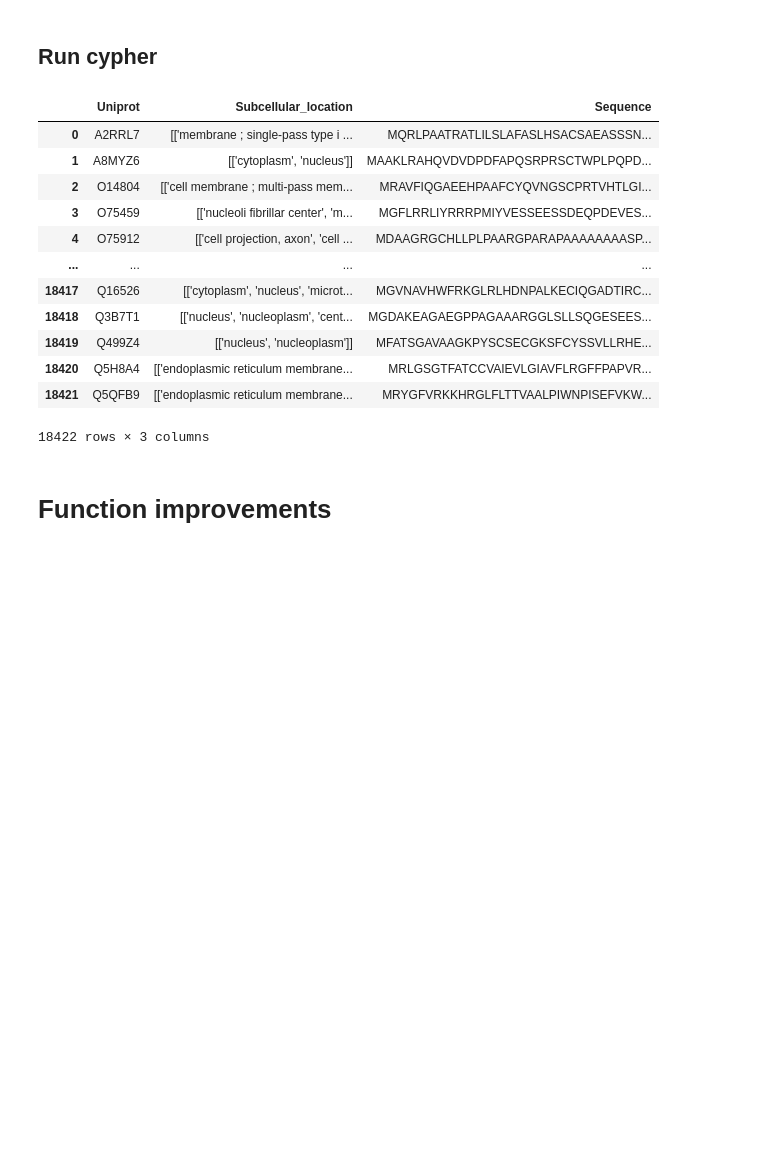
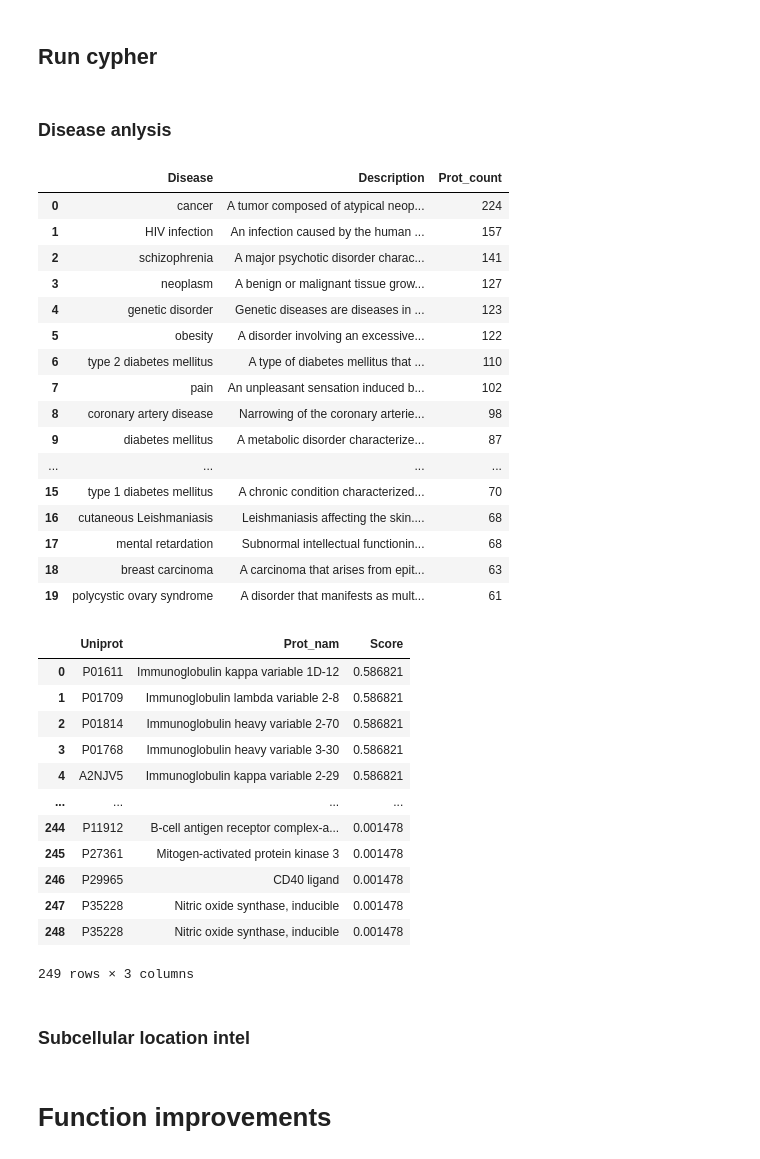
Before and after one commit to LouieHenderson/rare_disease_analysis, a Jupyter notebook: notebooks/Graph_generation_v2_201224.ipynb, the cells around one changed output. Drawn from its saved outputs; the diff is of its cells as text; code cells hidden in the pictures; blank space fills up the shorter version.

```diff
--- a/notebooks/Graph_generation_v2_201224.ipynb
+++ b/notebooks/Graph_generation_v2_201224.ipynb
@@ -504,31 +504,65 @@ Database import successful!
 Graph started
 # %% [markdown]
 ## Run cypher
+# %% [markdown]
+### Disease anlysis
 # %%
+#Get Disease intel
 uri = "bolt://localhost:7687"
 driver = GraphDatabase.driver(uri)
 
 #“Which traits are associated with gene $gene’s_name?”
-query_1 = [f'match (p:Protein)\n \
-            where not p.subcellular_location contains "[]" \
-            return p.uniprot as Uniprot, p.subcellular_location as Subcellular_location, p.seq as Sequence']
+query_1 = [f'match (p:Protein)-[di:direct_evidence]-(d:Disease)\n \
+            where  toFloat(di.score) > 0.5 \
+            return d.name as Disease, d.description as Description, count(distinct p.uniprot) as Prot_count order by Prot_count  desc limit 20']#,  di.score as Score']
 #print(f"\nWhich traits are associated with gene {gene_name}?")
 results_1 = run_query(query_1[0], driver)
 display(results_1)
 
+#“Which traits are associated with gene $gene’s_name?”
+query_2 = [f'match (p:Protein)-[di:direct_evidence]-(d:Disease)\n \
+            where  d.name contains "cutaneous Leishmaniasis" \
+            return p.uniprot as Uniprot, p.name as Prot_nam, toFloat(di.score) as Score order by Score desc']
+#print(f"\nWhich traits are associated with gene {gene_name}?")
+results_2 = run_query(query_2[0], driver)
+display(results_2)
+
 #Close connection
 driver.close()
+
+#cutaneous Leishmaniasis?
+#https://www.thelancet.com/journals/ebiom/article/PIIS2352-3964(23)00005-1/fulltext
+#Unmet need despite treatment, neglected tropical disease
 # %% [output]
-|  | Uniprot | Subcellular_location | Sequence |
-| 0 | A2RRL7 | [['membrane ; single-pass type i ... | MQRLPAATRATLILSLAFASLHSACSAEASSSN... |
-| 1 | A8MYZ6 | [['cytoplasm', 'nucleus']] | MAAKLRAHQVDVDPDFAPQSRPRSCTWPLPQPD... |
-| 2 | O14804 | [['cell membrane ; multi-pass mem... | MRAVFIQGAEEHPAAFCYQVNGSCPRTVHTLGI... |
-| 3 | O75459 | [['nucleoli fibrillar center', 'm... | MGFLRRLIYRRRPMIYVESSEESSDEQPDEVES... |
-| 4 | O75912 | [['cell projection, axon', 'cell ... | MDAAGRGCHLLPLPAARGPARAPAAAAAAAASP... |
+|  | Disease | Description | Prot_count |
+| 0 | cancer | A tumor composed of atypical neop... | 224 |
+| 1 | HIV infection | An infection caused by the human ... | 157 |
+| 2 | schizophrenia | A major psychotic disorder charac... | 141 |
+| 3 | neoplasm | A benign or malignant tissue grow... | 127 |
+| 4 | genetic disorder | Genetic diseases are diseases in ... | 123 |
+| 5 | obesity | A disorder involving an excessive... | 122 |
+| 6 | type 2 diabetes mellitus | A type of diabetes mellitus that ... | 110 |
+| 7 | pain | An unpleasant sensation induced b... | 102 |
+| 8 | coronary artery disease | Narrowing of the coronary arterie... | 98 |
+| 9 | diabetes mellitus | A metabolic disorder characterize... | 87 |
 | ... | ... | ... | ... |
-| 18417 | Q16526 | [['cytoplasm', 'nucleus', 'microt... | MGVNAVHWFRKGLRLHDNPALKECIQGADTIRC... |
-| 18418 | Q3B7T1 | [['nucleus', 'nucleoplasm', 'cent... | MGDAKEAGAEGPPAGAAARGGLSLLSQGESEES... |
-| 18419 | Q499Z4 | [['nucleus', 'nucleoplasm']] | MFATSGAVAAGKPYSCSECGKSFCYSSVLLRHE... |
-| 18420 | Q5H8A4 | [['endoplasmic reticulum membrane... | MRLGSGTFATCCVAIEVLGIAVFLRGFFPAPVR... |
-| 18421 | Q5QFB9 | [['endoplasmic reticulum membrane... | MRYGFVRKKHRGLFLTTVAALPIWNPISEFVKW... |
+| 15 | type 1 diabetes mellitus | A chronic condition characterized... | 70 |
+| 16 | cutaneous Leishmaniasis | Leishmaniasis affecting the skin.... | 68 |
+| 17 | mental retardation | Subnormal intellectual functionin... | 68 |
+| 18 | breast carcinoma | A carcinoma that arises from epit... | 63 |
+| 19 | polycystic ovary syndrome | A disorder that manifests as mult... | 61 |
+|  | Uniprot | Prot_nam | Score |
+| 0 | P01611 | Immunoglobulin kappa variable 1D-12 | 0.586821 |
+| 1 | P01709 | Immunoglobulin lambda variable 2-8 | 0.586821 |
+| 2 | P01814 | Immunoglobulin heavy variable 2-70 | 0.586821 |
+| 3 | P01768 | Immunoglobulin heavy variable 3-30 | 0.586821 |
+| 4 | A2NJV5 | Immunoglobulin kappa variable 2-29 | 0.586821 |
+| ... | ... | ... | ... |
+| 244 | P11912 | B-cell antigen receptor complex-a... | 0.001478 |
+| 245 | P27361 | Mitogen-activated protein kinase 3 | 0.001478 |
+| 246 | P29965 | CD40 ligand | 0.001478 |
+| 247 | P35228 | Nitric oxide synthase, inducible | 0.001478 |
+| 248 | P35228 | Nitric oxide synthase, inducible | 0.001478 |
-18422 rows × 3 columns
+249 rows × 3 columns
+# %% [markdown]
+### Subcellular location intel
```
Also changed, not shown: parts of 2 cells of this notebook, 3 other files.
